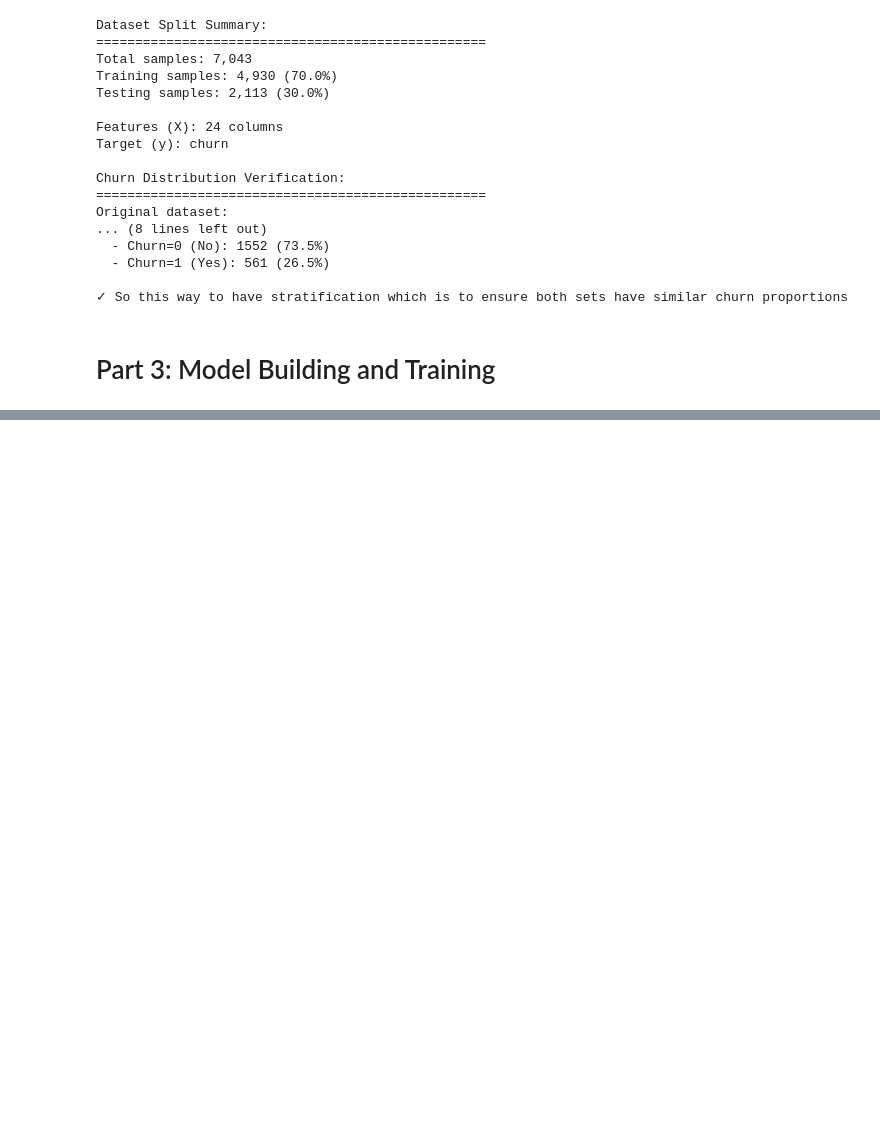
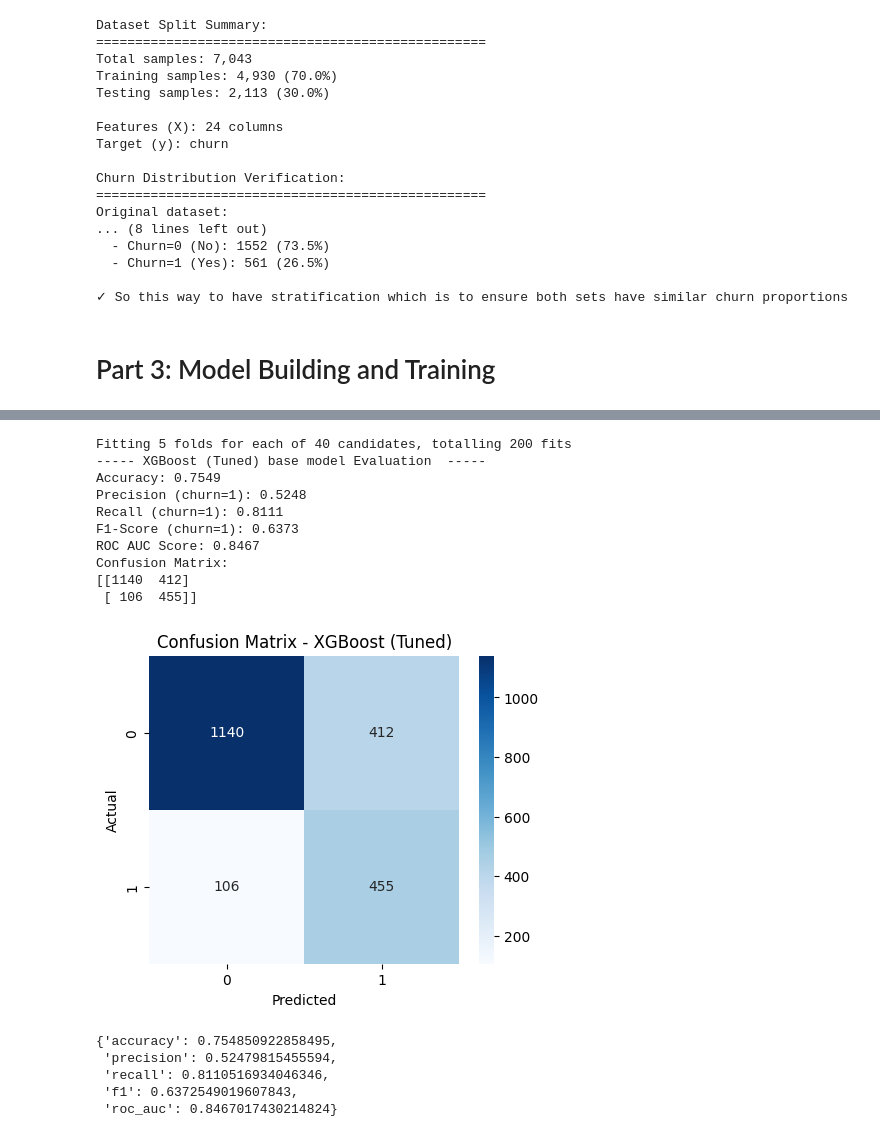
Before and after one commit to ZahraaFadhel/Predictive-Model-for-Customer-Churn, a Jupyter notebook: main.ipynb, the cells around one changed output, grey strips where cells are left out. Saved outputs shown, nothing was run; the diff lists cells and outputs as text; code cells hidden in the pictures; blank space fills up the shorter version.

```diff
--- a/main.ipynb
+++ b/main.ipynb
@@ -911,0 +1317,56 @@ Original dataset:
+# %%
+ # Tune hyperparameters for Gradient Boosting Classifier XGBoost model
+from sklearn.model_selection import RandomizedSearchCV
+
+param_dist = {
+    'n_estimators': [200, 300, 400, 500],
+    'max_depth': [3, 4, 5, 6],
+    'learning_rate': [0.01, 0.03, 0.05, 0.1],
+    'subsample': [0.7, 0.8, 1.0],
+    'colsample_bytree': [0.7, 0.8, 1.0],
+    'gamma': [0, 1, 5],
+    'reg_lambda': [1, 2, 5, 10],
+    'reg_alpha': [0, 0.1, 0.3, 1],
+    'scale_pos_weight': [1, scale_pos_wt]
+}
+
+xgb_model = XGBClassifier(
+    objective="binary:logistic",
+    eval_metric="logloss",
+    random_state=42
+)
+
+xgb_random_search = RandomizedSearchCV(
+    estimator=xgb_model,
+    param_distributions=param_dist,
+    n_iter=40,            # number of combinations to try
+    scoring='f1',         # or 'roc_auc'
+    cv=5,
+    verbose=2,
+    random_state=42,
+    n_jobs=-1
+)
+
+xgb_random_search.fit(X_train, y_train)
+
+
+best_xgb = xgb_random_search.best_estimator_
+
+evaluate_model(best_xgb, X_test, y_test, "XGBoost (Tuned)")
+# %% [output]
+Fitting 5 folds for each of 40 candidates, totalling 200 fits
+----- XGBoost (Tuned) base model Evaluation  -----
+Accuracy: 0.7549
+Precision (churn=1): 0.5248
+Recall (churn=1): 0.8111
+F1-Score (churn=1): 0.6373
+ROC AUC Score: 0.8467
+Confusion Matrix:
+[[1140  412]
+ [ 106  455]]
+[figure, added]
+{'accuracy': 0.754850922858495,
+ 'precision': 0.52479815455594,
+ 'recall': 0.8110516934046346,
+ 'f1': 0.6372549019607843,
+ 'roc_auc': 0.8467017430214824}
```
Also changed, not shown: parts of 24 cells of this notebook.
